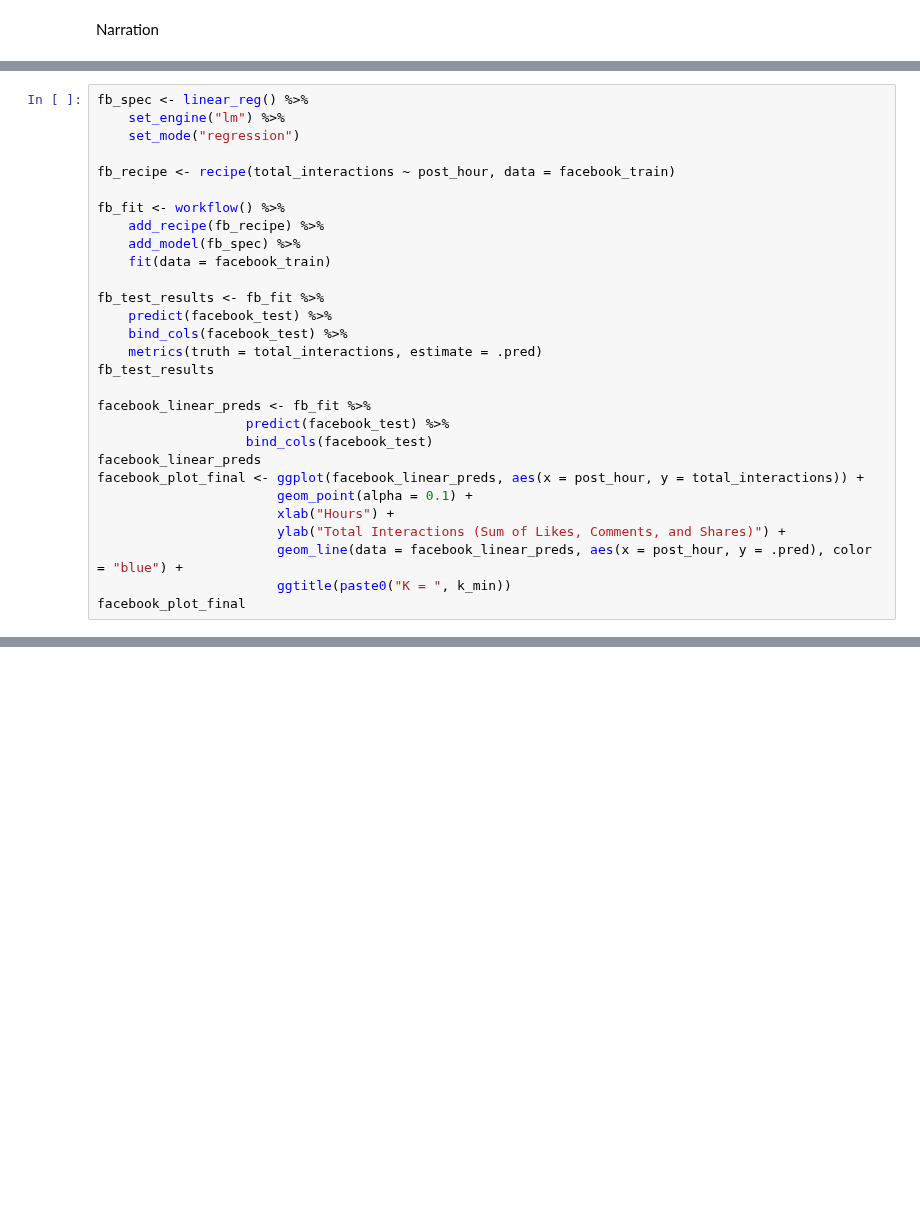
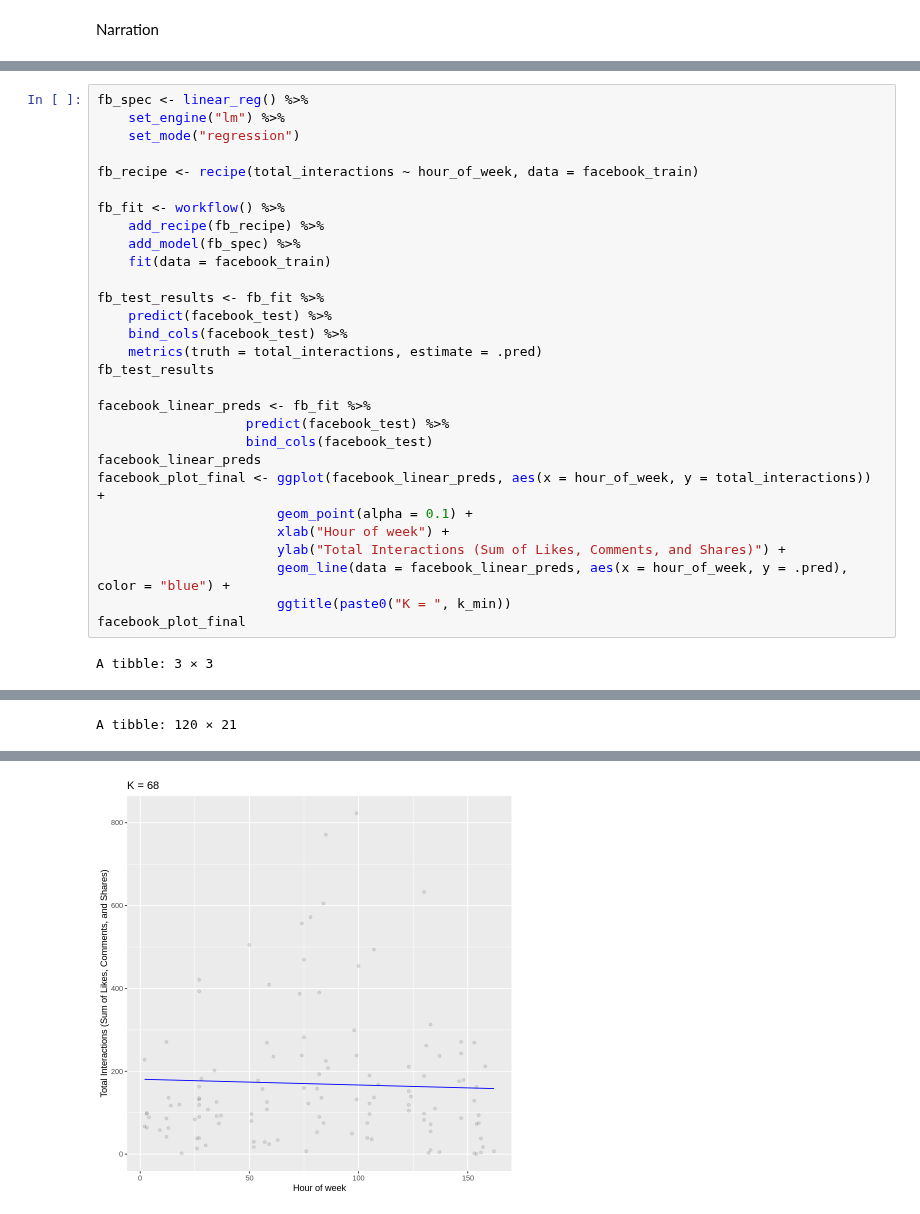
Before and after one commit to amellios/data_science_woohoo, a Jupyter notebook: Final Project Analysis.ipynb, the cells around one changed output, grey strips where cells are left out. Cells and saved outputs as stored; diff of their text form; blank space fills up the shorter version.

```diff
--- a/Final Project Analysis.ipynb
+++ b/Final Project Analysis.ipynb
@@ -176,7 +319,7 @@ fb_spec <- linear_reg() %>%
     set_engine("lm") %>%
     set_mode("regression")
 
-fb_recipe <- recipe(total_interactions ~ post_hour, data = facebook_train)
+fb_recipe <- recipe(total_interactions ~ hour_of_week, data = facebook_train)
 
 fb_fit <- workflow() %>%
     add_recipe(fb_recipe) %>%
@@ -193,10 +336,12 @@ facebook_linear_preds <- fb_fit %>%
                    predict(facebook_test) %>%
                    bind_cols(facebook_test)
 facebook_linear_preds
-facebook_plot_final <- ggplot(facebook_linear_preds, aes(x = post_hour, y = total_interactions)) +
+facebook_plot_final <- ggplot(facebook_linear_preds, aes(x = hour_of_week, y = total_interactions)) +
                        geom_point(alpha = 0.1) +
-                       xlab("Hours") +
+                       xlab("Hour of week") +
                        ylab("Total Interactions (Sum of Likes, Comments, and Shares)") +
-                       geom_line(data = facebook_linear_preds, aes(x = post_hour, y = .pred), color = "blue") +
+                       geom_line(data = facebook_linear_preds, aes(x = hour_of_week, y = .pred), color = "blue") +
                        ggtitle(paste0("K = ", k_min))
 facebook_plot_final
+# %% [output]
+A tibble: 3 × 3
@@ -202,0 +353 @@ facebook_plot_final
+A tibble: 120 × 21
@@ -202,0 +363 @@ facebook_plot_final
+[figure, added]
```
Also changed, not shown: parts of 9 cells of this notebook.
